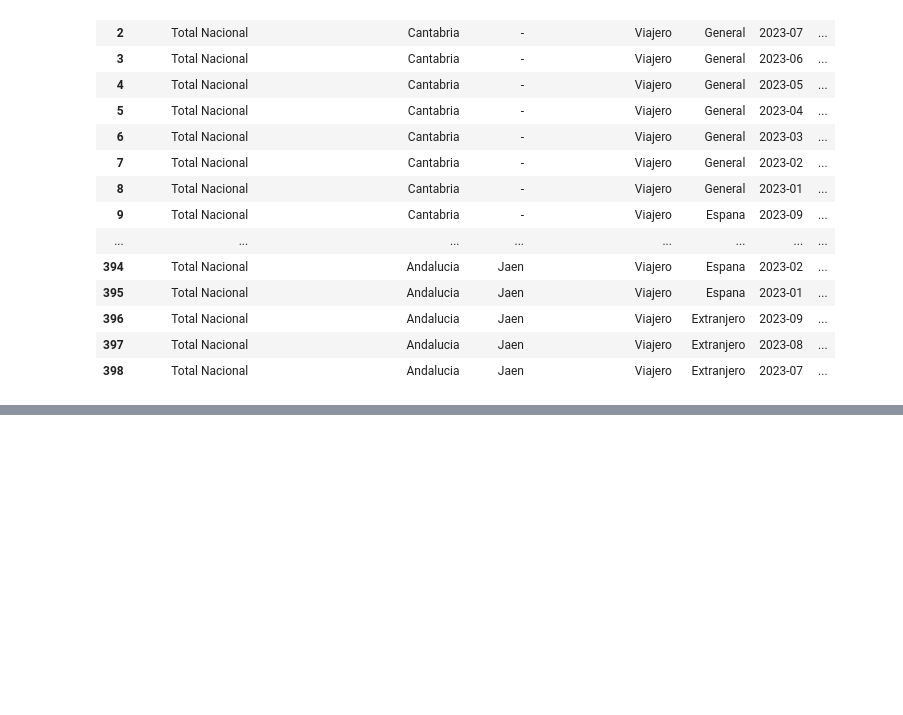
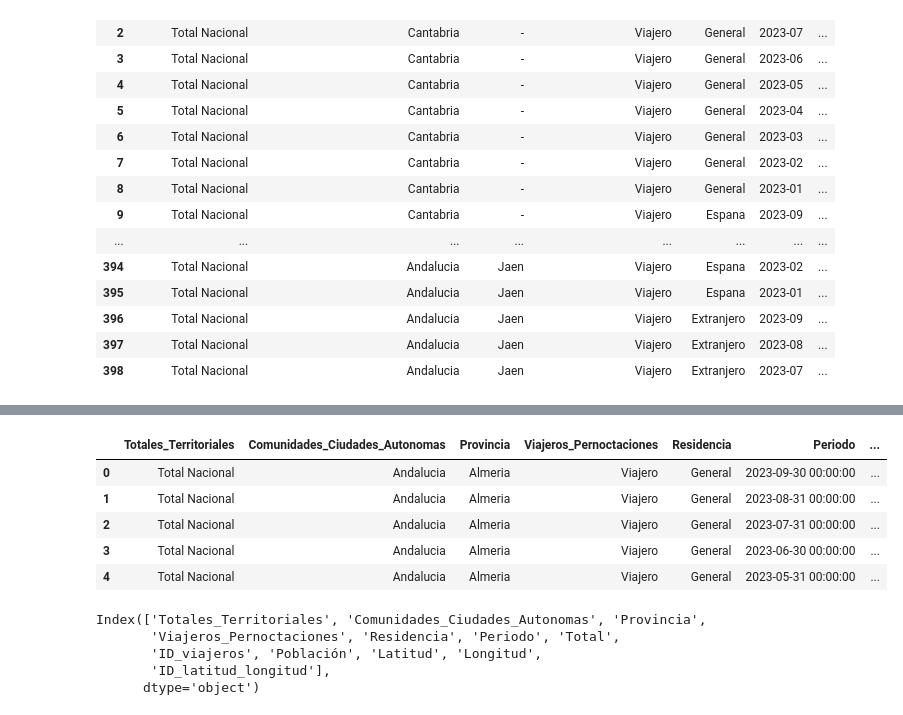
Before and after one commit to Carolina-MH/Proyecto_final, a Jupyter notebook: notebook/Final INE.ipynb, the cells around one changed output, grey strips where cells are left out. Drawn from its saved outputs; the diff is of its cells as text; code cells hidden in the pictures; blank space fills up the shorter version.

```diff
--- a/notebook/Final INE.ipynb
+++ b/notebook/Final INE.ipynb
@@ -328,0 +329,2 @@ ine_viajeros.head()
+# %%
+ine_viajeros['Periodo'] = ine_viajeros['Periodo'].dt.strftime('%Y-%m-%d %H:%M:%S')
@@ -365,3 +405,4 @@ ine_total.to_csv('../data/ine_total.csv')
 # %%
-ine_total.columns
+data= pd.read_csv('../data/IGN.csv')
+data.head()
 # %% [output]
@@ -407,0 +415,10 @@ Successfully installed contourpy-1.2.0 cycler-0.12.1 fonttools-4.45.1 kiwisolver
+# %%
+ine_viajeros2 = pd.merge(ine_viajeros, data, on='Provincia', how='inner')
+ine_viajeros2.head()
+# %% [output]
+|  | Totales_Territoriales | Comunidades_Ciudades_Autonomas | Provincia | Viajeros_Pernoctaciones | Residencia | Periodo | ... |
+| 0 | Total Nacional | Andalucia | Almeria | Viajero | General | 2023-09-30 00:00:00 | ... |
+| 1 | Total Nacional | Andalucia | Almeria | Viajero | General | 2023-08-31 00:00:00 | ... |
+| 2 | Total Nacional | Andalucia | Almeria | Viajero | General | 2023-07-31 00:00:00 | ... |
+| 3 | Total Nacional | Andalucia | Almeria | Viajero | General | 2023-06-30 00:00:00 | ... |
+| 4 | Total Nacional | Andalucia | Almeria | Viajero | General | 2023-05-31 00:00:00 | ... |
@@ -407,0 +427,8 @@ Successfully installed contourpy-1.2.0 cycler-0.12.1 fonttools-4.45.1 kiwisolver
+# %%
+ine_viajeros2.columns
+# %% [output]
+Index(['Totales_Territoriales', 'Comunidades_Ciudades_Autonomas', 'Provincia',
+       'Viajeros_Pernoctaciones', 'Residencia', 'Periodo', 'Total',
+       'ID_viajeros', 'Población', 'Latitud', 'Longitud',
+       'ID_latitud_longitud'],
+      dtype='object')
```
Also changed, not shown: parts of 30 cells of this notebook, 30 other files.
